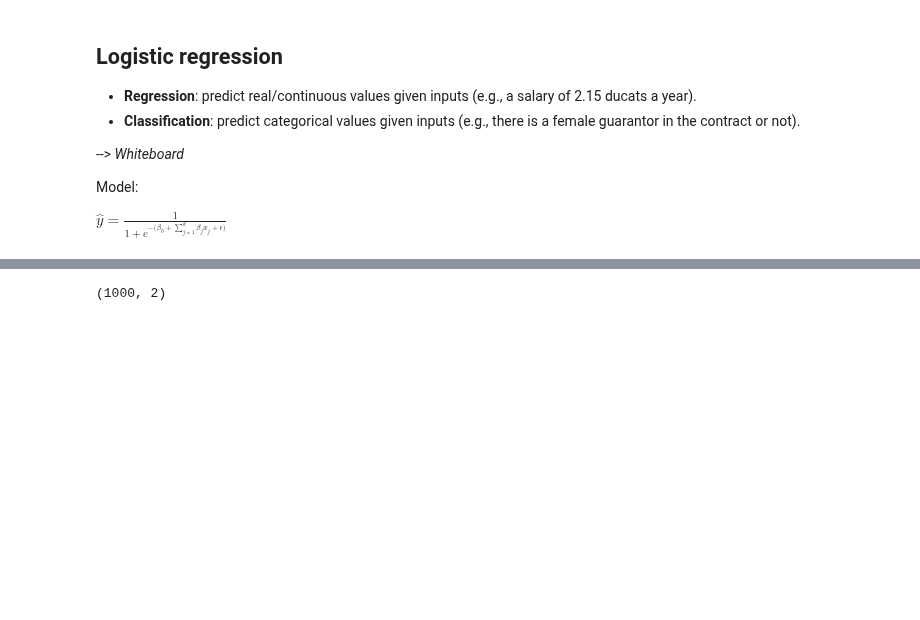
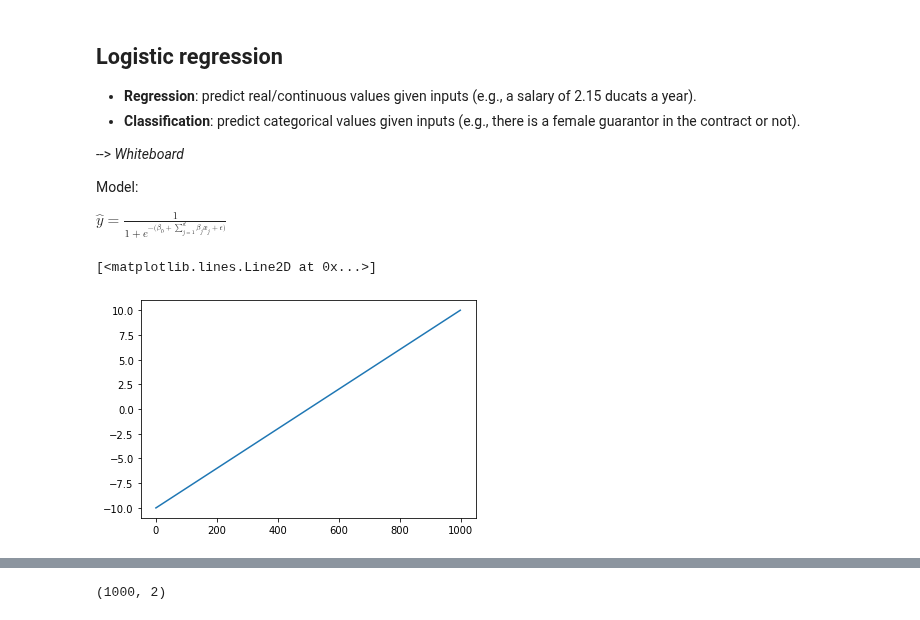
Before and after one commit to mromanello/ADA-DHOxSS, a Jupyter notebook: notebooks/5.1 Modelling.ipynb, the cells around one changed output, grey strips where cells are left out. Saved outputs shown, nothing was run; the diff lists cells and outputs as text; code cells hidden in the pictures; blank space fills up the shorter version.

Commit message:
added logistic curve

```diff
--- a/notebooks/5.1 Modelling.ipynb
+++ b/notebooks/5.1 Modelling.ipynb
@@ -324,0 +331,5 @@ $\hat{y} = \frac{1}{1 + e^{-\big(\beta_0 + \sum_{j=1}^{d}\beta_j x_j + \epsilon
+# %%
+plt.plot(np.linspace(-10,10,1000))
+# %% [output]
+[<matplotlib.lines.Line2D at 0x...>]
+[figure, added]
```
Also changed, not shown: parts of 18 cells of this notebook.
